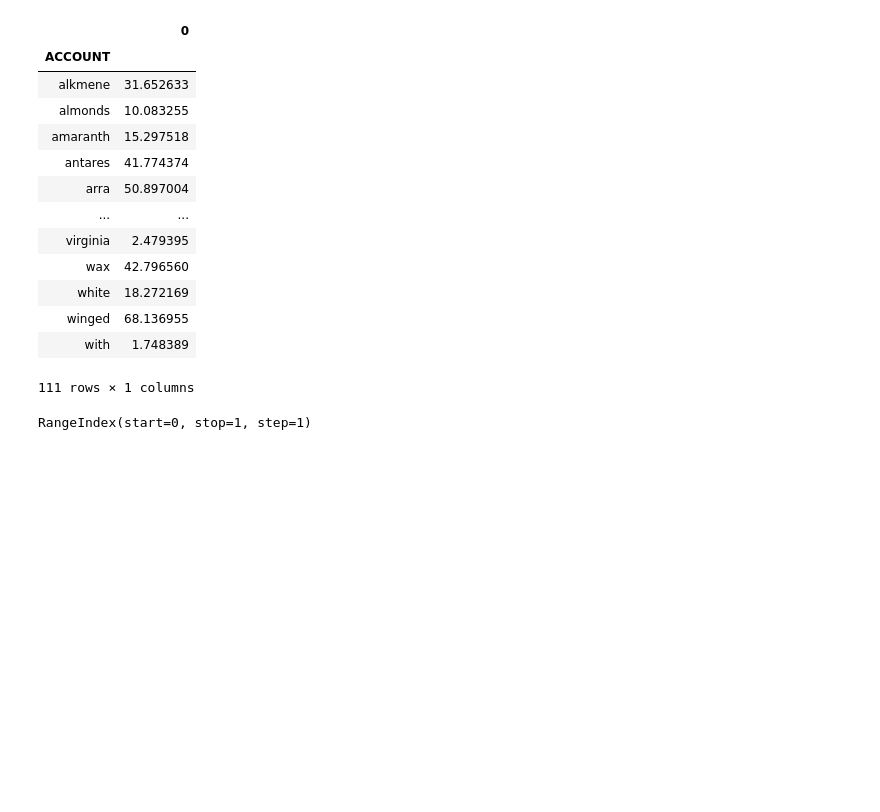
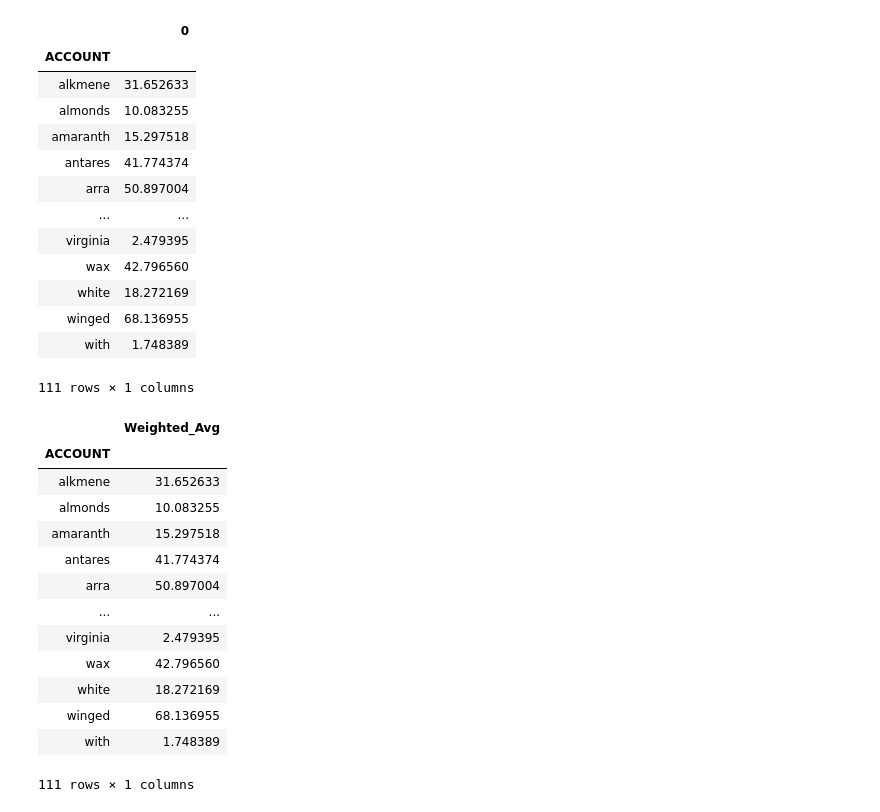
Before and after one commit to Barrett-Rogers/dq2-accre-porcupines, a Jupyter notebook: ACCRE_cleaned_notebook.ipynb, the cells around one changed output. Cells and saved outputs as stored; diff of their text form; code cells hidden in the pictures; blank space fills up the shorter version.

```diff
--- a/ACCRE_cleaned_notebook.ipynb
+++ b/ACCRE_cleaned_notebook.ipynb
@@ -436,8 +436,22 @@ w_avg
 | winged | 68.136955 |
 | with | 1.748389 |
 111 rows × 1 columns
-# %%
-w_avg.columns
-# %% [output]
-RangeIndex(start=0, stop=1, step=1)
+# %%
+w_avg = w_avg.rename(columns={0: 'Weighted_Avg'})
+w_avg
+# %% [output]
+|  | Weighted_Avg |
+| ACCOUNT |  |
+| alkmene | 31.652633 |
+| almonds | 10.083255 |
+| amaranth | 15.297518 |
+| antares | 41.774374 |
+| arra | 50.897004 |
+| ... | ... |
+| virginia | 2.479395 |
+| wax | 42.796560 |
+| white | 18.272169 |
+| winged | 68.136955 |
+| with | 1.748389 |
+111 rows × 1 columns
 # %%
```
Also changed, not shown: parts of 15 cells of this notebook.
